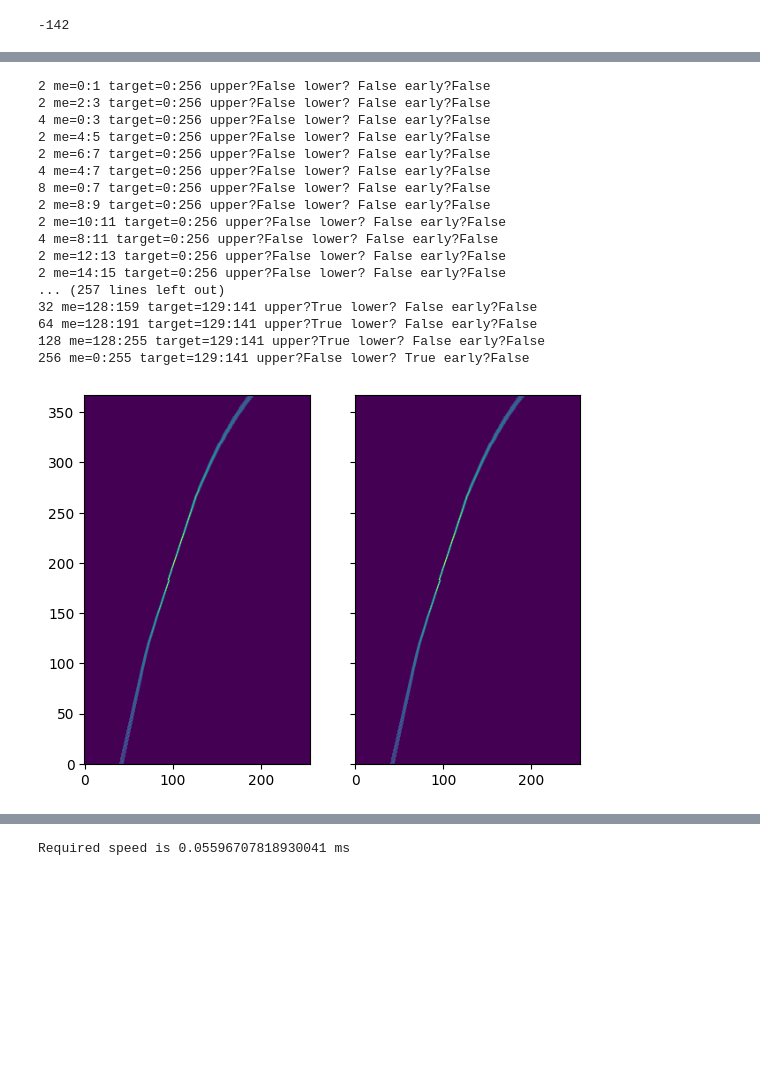
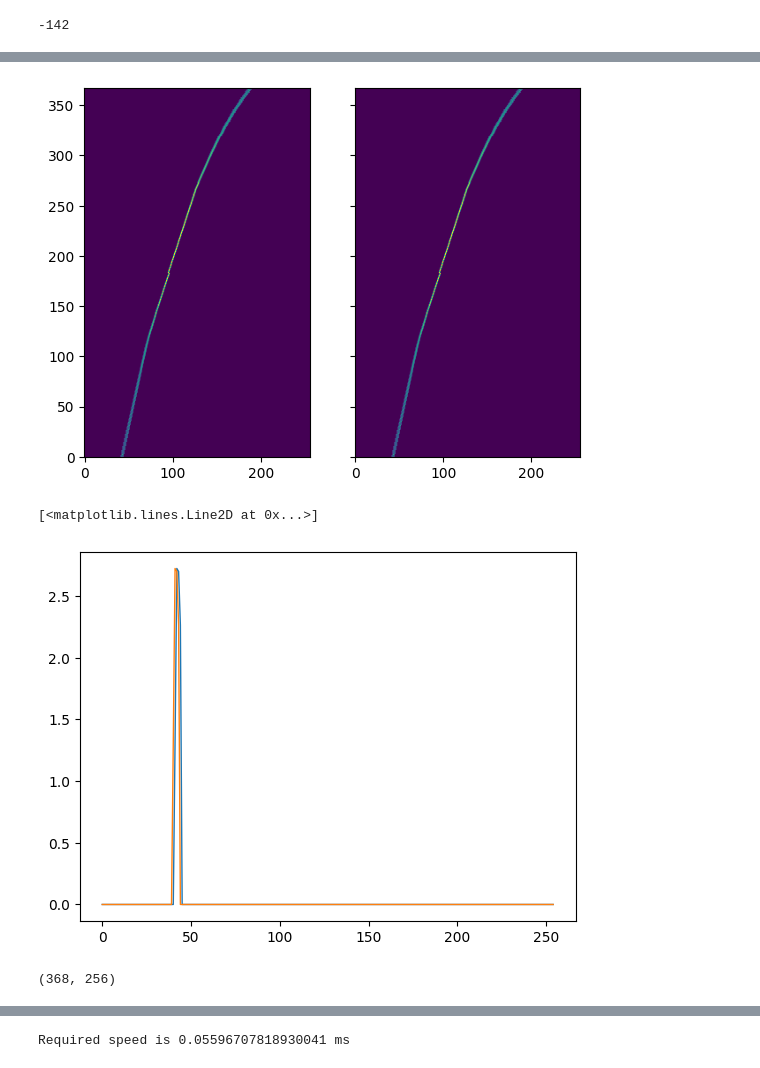
Before and after one commit to askap-craco/ESAM, a Jupyter notebook: esam/uv_esam.ipynb, the cells around one changed output, grey strips where cells are left out. Saved outputs shown, nothing was run; the diff lists cells and outputs as text; code cells hidden in the pictures; blank space fills up the shorter version.

```diff
--- a/esam/uv_esam.ipynb
+++ b/esam/uv_esam.ipynb
@@ -105,34 +78,27 @@ np.testing.assert_allclose(dout1, dout2)
 [figure]
 # %%
 start_chan = 129
-end_chan = start_chan + 12
+end_chan = start_chan + 8
 nch = end_chan - start_chan + 1
 d2 = np.zeros_like(din)
 d2[start_chan:end_chan+1,:] = din[start_chan:end_chan+1,:]
 fig, ax = subplots(1,2, sharex=True, sharey=True)
 dout1 = tree(d2)
 dout2 = tree(din, lower_chan=start_chan, upper_chan=end_chan)
 ax[1].imshow(dout1, aspect='auto', origin='lower')
 ax[0].imshow(dout2, aspect='auto', origin='lower')
 #ax[0].set_xlim(80, 120)
 #ax[1].set_ylim(180,250)
 np.testing.assert_allclose(dout1, dout2)
 # %% [output]
-2 me=0:1 target=0:256 upper?False lower? False early?False
-2 me=2:3 target=0:256 upper?False lower? False early?False
-4 me=0:3 target=0:256 upper?False lower? False early?False
-2 me=4:5 target=0:256 upper?False lower? False early?False
-2 me=6:7 target=0:256 upper?False lower? False early?False
-4 me=4:7 target=0:256 upper?False lower? False early?False
-8 me=0:7 target=0:256 upper?False lower? False early?False
-2 me=8:9 target=0:256 upper?False lower? False early?False
-2 me=10:11 target=0:256 upper?False lower? False early?False
-4 me=8:11 target=0:256 upper?False lower? False early?False
-2 me=12:13 target=0:256 upper?False lower? False early?False
-2 me=14:15 target=0:256 upper?False lower? False early?False
-... (257 lines left out)
-32 me=128:159 target=129:141 upper?True lower? False early?False
-64 me=128:191 target=129:141 upper?True lower? False early?False
-128 me=128:255 target=129:141 upper?True lower? False early?False
-256 me=0:255 target=129:141 upper?False lower? True early?False
-[figure, old version]
+[figure, new version]
+# %%
+plot(dout1[0, :-1])
+plot(dout1[1, 1:])
+# %% [output]
+[<matplotlib.lines.Line2D at 0x...>]
+[figure, added]
+# %%
+dout1.shape
+# %% [output]
+(368, 256)
```
Also changed, not shown: parts of 32 cells of this notebook, 5 other files.
